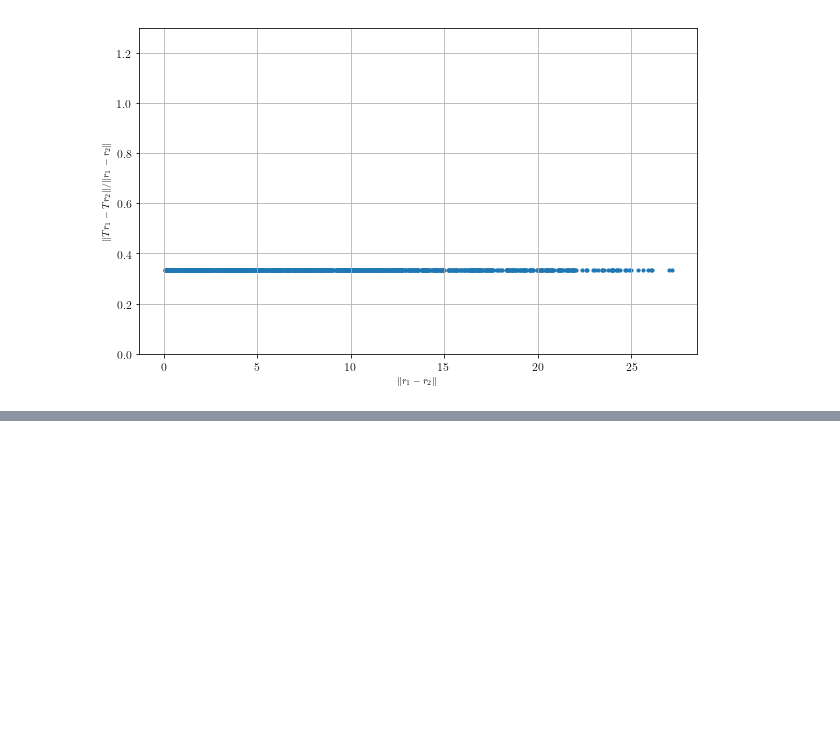
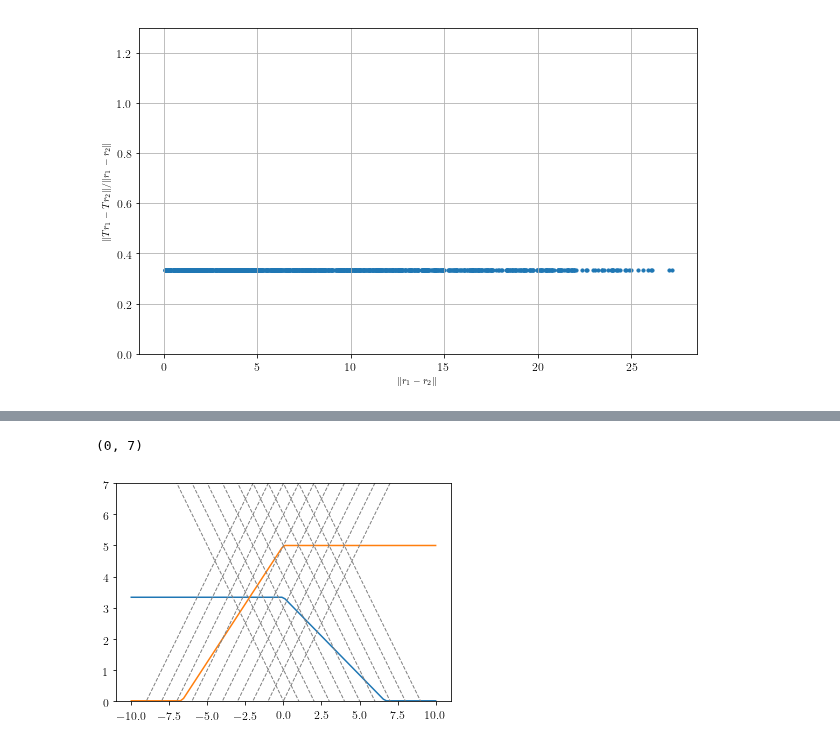
Before and after one commit to LucasFuentesValenzuela/ICU, a Jupyter notebook: fixed_point_methods/Finding special case for manual study _2nodes_HighContractivity_Ratio.ipynb, the cells around one changed output, grey strips where cells are left out. Saved outputs shown, nothing was run; the diff lists cells and outputs as text; code cells hidden in the pictures; blank space fills up the shorter version.

```diff
--- a/fixed_point_methods/Finding special case for manual study _2nodes_HighContractivity_Ratio.ipynb
+++ b/fixed_point_methods/Finding special case for manual study _2nodes_HighContractivity_Ratio.ipynb
@@ -292,0 +314,27 @@ Tr, r_, dT, dr = sample_solutions(edges, inv_edges, nsamples = 1000, \
+# %%
+v_ = np.linspace(-10, 10, 100)
+# %%
+f1 = []
+f2 = []
+f1_r = []
+f2_r = []
+for v in v_:
+
+    r_new = [v, -v]
+    r.value = r_new
+
+    prob.solve(solver = cp.GUROBI)
+    f1.append(get_edge_flow(f_p, map_edges)[(1,2)])
+    f2.append(get_edge_flow(f_p, map_edges)[(2,1)])
+    f1_r.append(f_r.value[0])
+    f2_r.append(f_r.value[1])
+# %%
+plt.plot(v_, f1)
+plt.plot(v_, f2)
+for i in np.arange(0, 10):
+    plt.plot(v_, v_+i, '--', linewidth = 1, color = 'grey')
+    plt.plot(v_, -v_+i, '--', linewidth = 1, color = 'grey')
+plt.ylim([0, 7])
+# %% [output]
+(0, 7)
+[figure, added]
```
Also changed, not shown: parts of 9 cells of this notebook, 2 other files.
